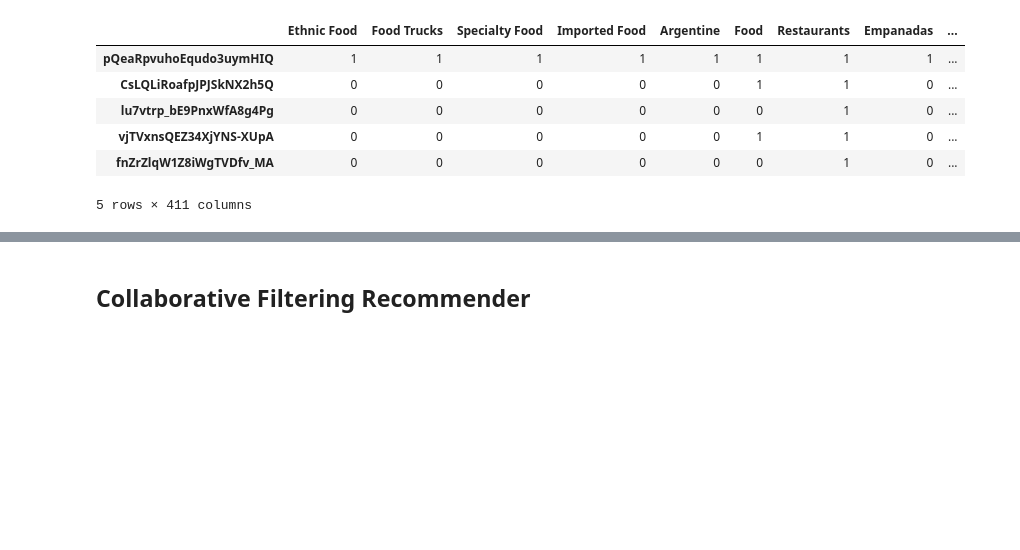
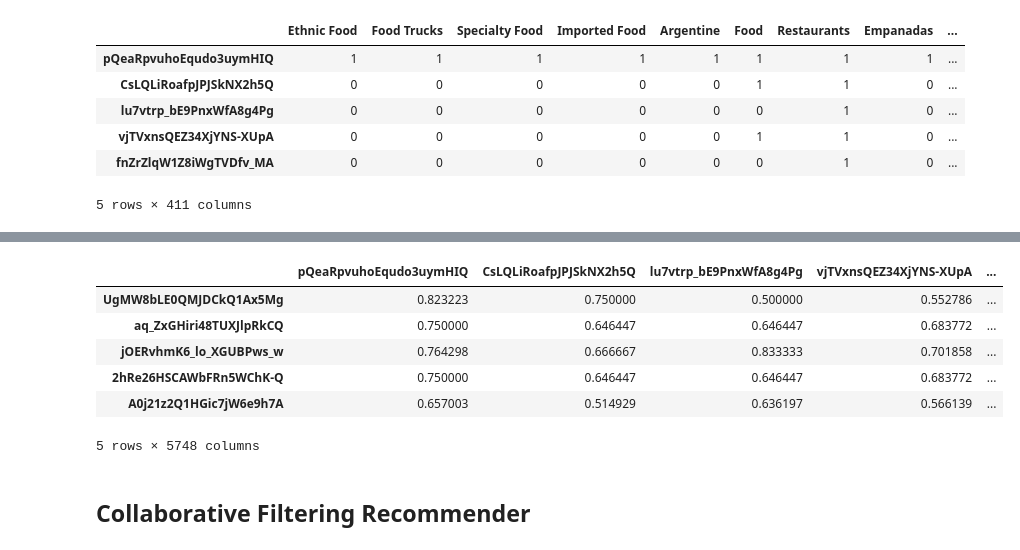
Before and after one commit to muliarska/recommendation-system-AI, a Jupyter notebook: Constrained_Food_Recommender_Muliarska.ipynb, the cells around one changed output, grey strips where cells are left out. Cells and saved outputs as stored; diff of their text form; code cells hidden in the pictures; blank space fills up the shorter version.

```diff
--- a/Constrained_Food_Recommender_Muliarska.ipynb
+++ b/Constrained_Food_Recommender_Muliarska.ipynb
@@ -199,24 +160,36 @@ KeyboardInterrupt: ignored
 # %%
 from sklearn.metrics.pairwise import cosine_similarity
 
 
 def predict_content_ratings(user_profiles: pd.DataFrame, business_profiles: pd.DataFrame) -> pd.DataFrame:
-    # TODO: Distance based rating prediction (5 points)
-    predict_content = pd.DataFrame(0, index=user_profiles.index, columns=business_profiles.index)
+    # Distance based rating prediction (5 points)
 
-    # user_count = 0
+    predicted_content = pd.DataFrame(0, index=user_profiles.index, columns=business_profiles.index)
+
+    user_count = 0
     for user_id, user_row in user_profiles.iterrows():
         cosine_result = cosine_similarity(business_profiles.append(user_row))
-        prefered = (1 - cosine_result[-1])[:-1]
-        # predict_content.loc[user_id] = prefered
-        # print(f"For user {user_id} got {prefered}")
+        prediction = (1 - cosine_result[-1])[:-1]
+        predicted_content.loc[user_id] = prediction
+        # print(f"For user {user_id} got {prediction}")
 
-    # TODO: Pointwise/Pairwase training based prediction (optional for 10 extra points)
+        # Prediction for the first 10 users
+        user_count += 1
+        if user_count > 10:
+            break
 
-    return predict_content
+    return predicted_content
 
 df_content_predictions = predict_content_ratings(df_user_profiles, df_business_profiles)
 df_content_predictions.head()
+# %% [output]
+|  | pQeaRpvuhoEqudo3uymHIQ | CsLQLiRoafpJPJSkNX2h5Q | lu7vtrp_bE9PnxWfA8g4Pg | vjTVxnsQEZ34XjYNS-XUpA | ... |
+| UgMW8bLE0QMJDCkQ1Ax5Mg | 0.823223 | 0.750000 | 0.500000 | 0.552786 | ... |
+| aq_ZxGHiri48TUXJlpRkCQ | 0.750000 | 0.646447 | 0.646447 | 0.683772 | ... |
+| jOERvhmK6_lo_XGUBPws_w | 0.764298 | 0.666667 | 0.833333 | 0.701858 | ... |
+| 2hRe26HSCAWbFRn5WChK-Q | 0.750000 | 0.646447 | 0.646447 | 0.683772 | ... |
+| A0j21z2Q1HGic7jW6e9h7A | 0.657003 | 0.514929 | 0.636197 | 0.566139 | ... |
+5 rows × 5748 columns
 # %% [markdown]
 ## Collaborative Filtering Recommender
 # %%
```
Also changed, not shown: parts of 6 cells of this notebook.
